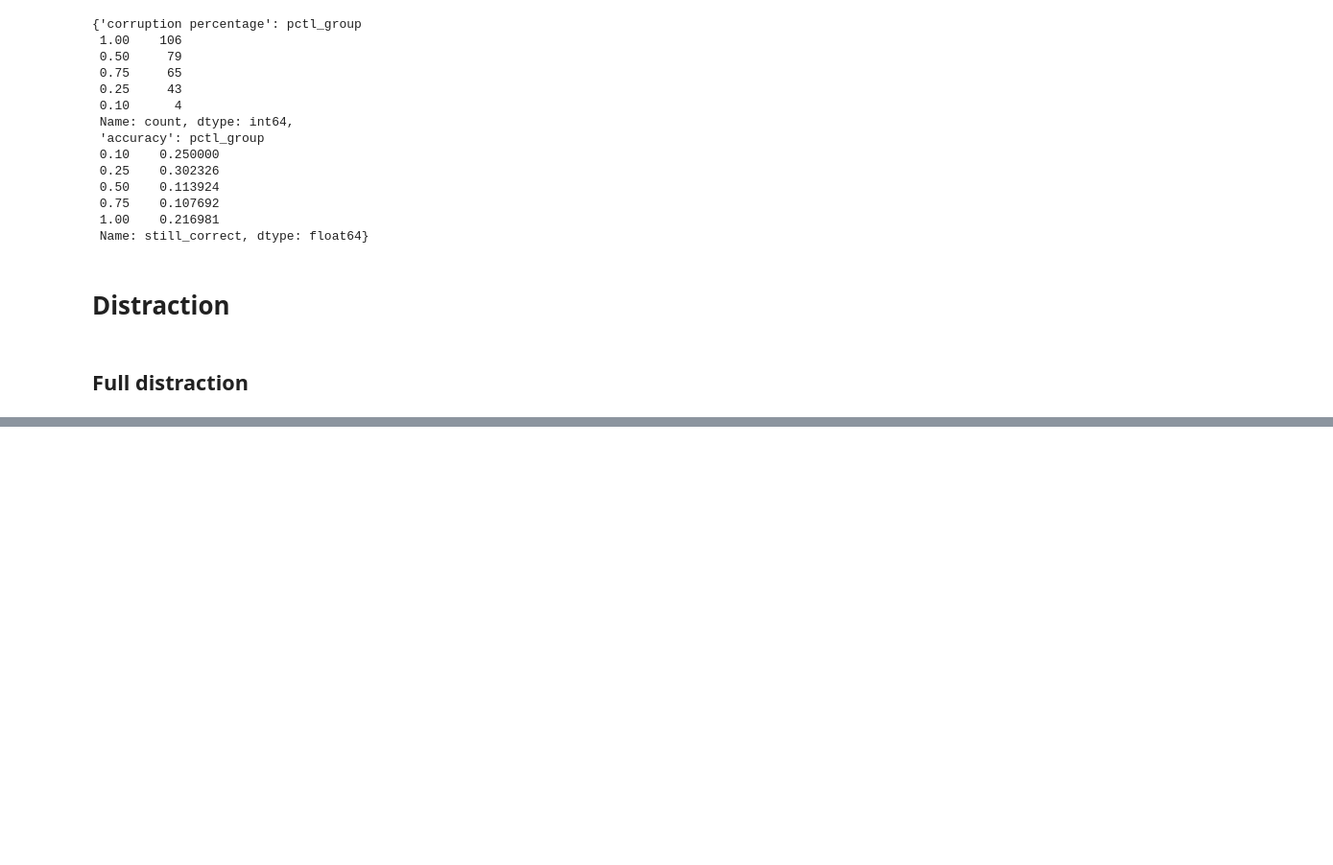
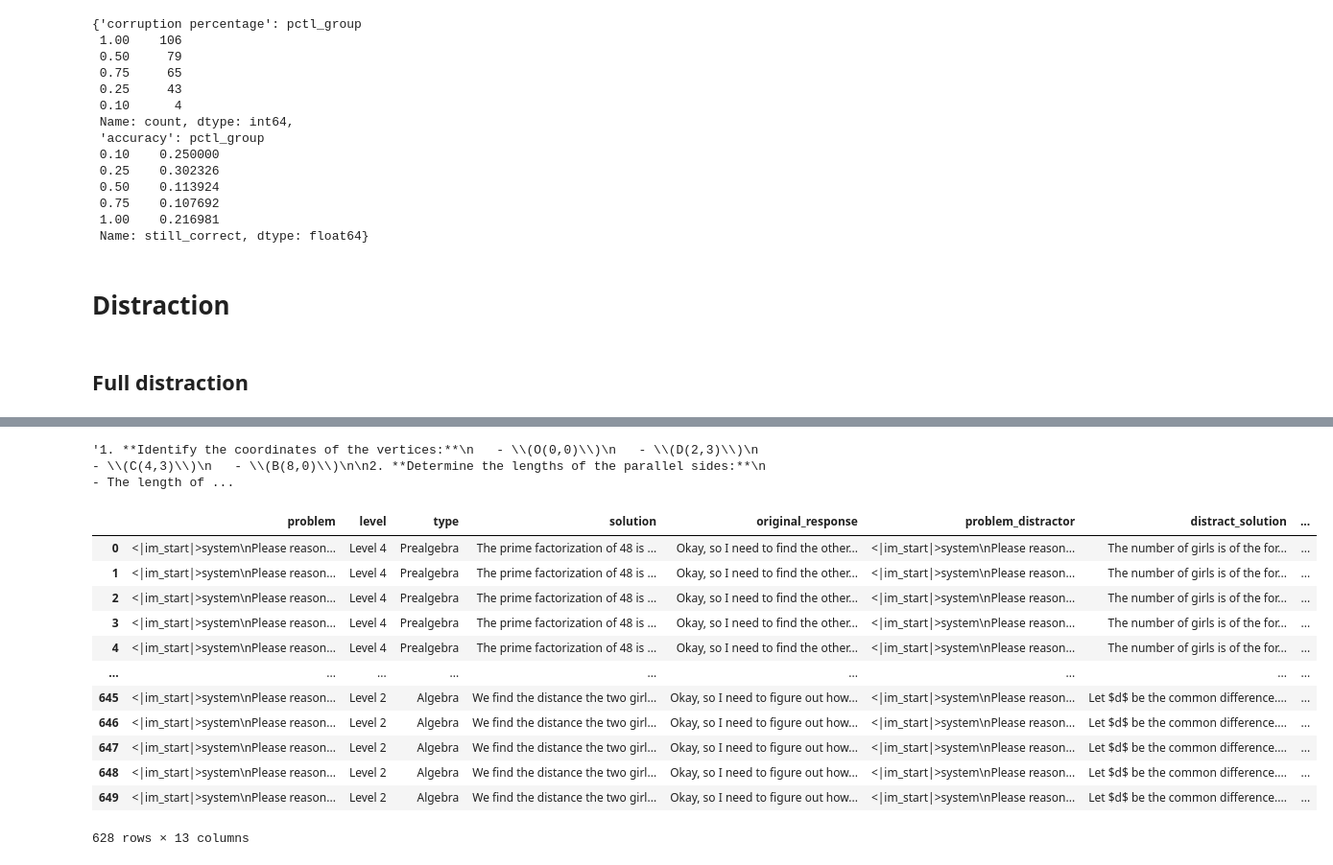
Before and after one commit to Aochong-Li/perturb-r, a Jupyter notebook: notebook/perturb on hendrycks math.ipynb, the cells around one changed output, grey strips where cells are left out. Shown: that part at 96% size. Drawn from its saved outputs; the diff is of its cells as text; code cells hidden in the pictures; blank space fills up the shorter version.

Commit message:
local results

```diff
--- a/notebook/perturb on hendrycks math.ipynb
+++ b/notebook/perturb on hendrycks math.ipynb
@@ -253,3 +66,0 @@ df = pd.read_pickle(os.path.join(root, fname))
-# %%
-no_response = df[(df['original_correct'] == 0.0) & (df['distractor_correct'] == 0.0)]
-response = df[(df['original_correct'] == 0.0) & (df['distractor_correct'] == 0.0) & (df['post_distraction_response'] != '')]
@@ -262,13 +68,0 @@ x = response['post_distraction_response'].iloc[9]
-# %%
-def remove_boxed(s):
-    if "\\boxed " in s:
-        left = "\\boxed "
-        assert s[:len(left)] == left
-        return s[len(left):]
-
-    left = "\\boxed{"
-
-    assert s[:len(left)] == left
-    assert s[-1] == "}"
-
-    return s[len(left):-1]
@@ -412,4 +184,11 @@ corruption_group_analysis(rl_df, 'percentile', 'still_correct')
 # Distraction
 # %% [markdown]
 ## Full distraction
+# %%
+def if_answer (response):
+    try:
+        math_answer = remove_boxed(last_boxed_only_string(response))
+        return True
+    except:
+        return False
 # %%
@@ -444,0 +241,10 @@ Name: distractor_correct, dtype: float64}
+# %%
+root = './results/hendrycks_math/sample200/distraction'
+df = pd.read_pickle(os.path.join(root, 'Qwen2.5-Math-1.5B-DeepMath-Hard-GRPO-1800-steps.pickle'))
+
+df['if_answer'] = df['post_distraction_response'].apply(if_answer)
+print("answer rate: ", df['if_answer'].mean())
+
+print("accuracy according to original solution: \n", corruption_group_analysis(df, 'actual_fraction', 'original_correct'))
+print('*' * 50, '\n\n')
+print("accuracy according to distractor solution: \n", corruption_group_analysis(df, 'actual_fraction', 'distractor_correct'))
@@ -445 +269,21 @@ Name: distractor_correct, dtype: float64}
+# %%
+df['post_distraction_response'][0]
+# %% [output]
+'1. **Identify the coordinates of the vertices:**\n   - \\(O(0,0)\\)\n   - \\(D(2,3)\\)\n   - \\(C(4,3)\\)\n   - \\(B(8,0)\\)\n\n2. **Determine the lengths of the parallel sides:**\n   - The length of ...
+# %%
+df
+# %% [output]
+|  | problem | level | type | solution | original_response | problem_distractor | distract_solution | ... |
+| 0 | <|im_start|>system\nPlease reason... | Level 4 | Prealgebra | The prime factorization of 48 is ... | Okay, so I need to find the other... | <|im_start|>system\nPlease reason... | The number of girls is of the for... | ... |
+| 1 | <|im_start|>system\nPlease reason... | Level 4 | Prealgebra | The prime factorization of 48 is ... | Okay, so I need to find the other... | <|im_start|>system\nPlease reason... | The number of girls is of the for... | ... |
+| 2 | <|im_start|>system\nPlease reason... | Level 4 | Prealgebra | The prime factorization of 48 is ... | Okay, so I need to find the other... | <|im_start|>system\nPlease reason... | The number of girls is of the for... | ... |
+| 3 | <|im_start|>system\nPlease reason... | Level 4 | Prealgebra | The prime factorization of 48 is ... | Okay, so I need to find the other... | <|im_start|>system\nPlease reason... | The number of girls is of the for... | ... |
+| 4 | <|im_start|>system\nPlease reason... | Level 4 | Prealgebra | The prime factorization of 48 is ... | Okay, so I need to find the other... | <|im_start|>system\nPlease reason... | The number of girls is of the for... | ... |
+| ... | ... | ... | ... | ... | ... | ... | ... | ... |
+| 645 | <|im_start|>system\nPlease reason... | Level 2 | Algebra | We find the distance the two girl... | Okay, so I need to figure out how... | <|im_start|>system\nPlease reason... | Let $d$ be the common difference.... | ... |
+| 646 | <|im_start|>system\nPlease reason... | Level 2 | Algebra | We find the distance the two girl... | Okay, so I need to figure out how... | <|im_start|>system\nPlease reason... | Let $d$ be the common difference.... | ... |
+| 647 | <|im_start|>system\nPlease reason... | Level 2 | Algebra | We find the distance the two girl... | Okay, so I need to figure out how... | <|im_start|>system\nPlease reason... | Let $d$ be the common difference.... | ... |
+| 648 | <|im_start|>system\nPlease reason... | Level 2 | Algebra | We find the distance the two girl... | Okay, so I need to figure out how... | <|im_start|>system\nPlease reason... | Let $d$ be the common difference.... | ... |
+| 649 | <|im_start|>system\nPlease reason... | Level 2 | Algebra | We find the distance the two girl... | Okay, so I need to figure out how... | <|im_start|>system\nPlease reason... | Let $d$ be the common difference.... | ... |
+628 rows × 13 columns
 # %%
```
Also changed, not shown: parts of 24 cells of this notebook, 30 other files.
